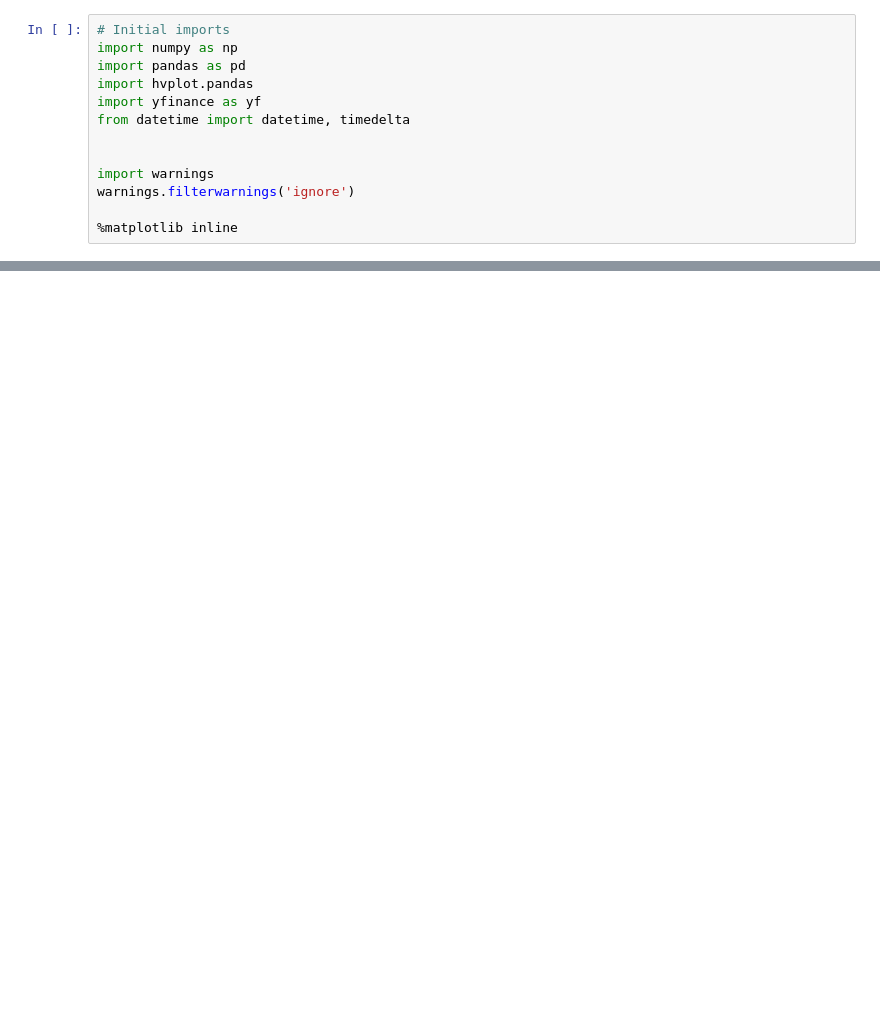
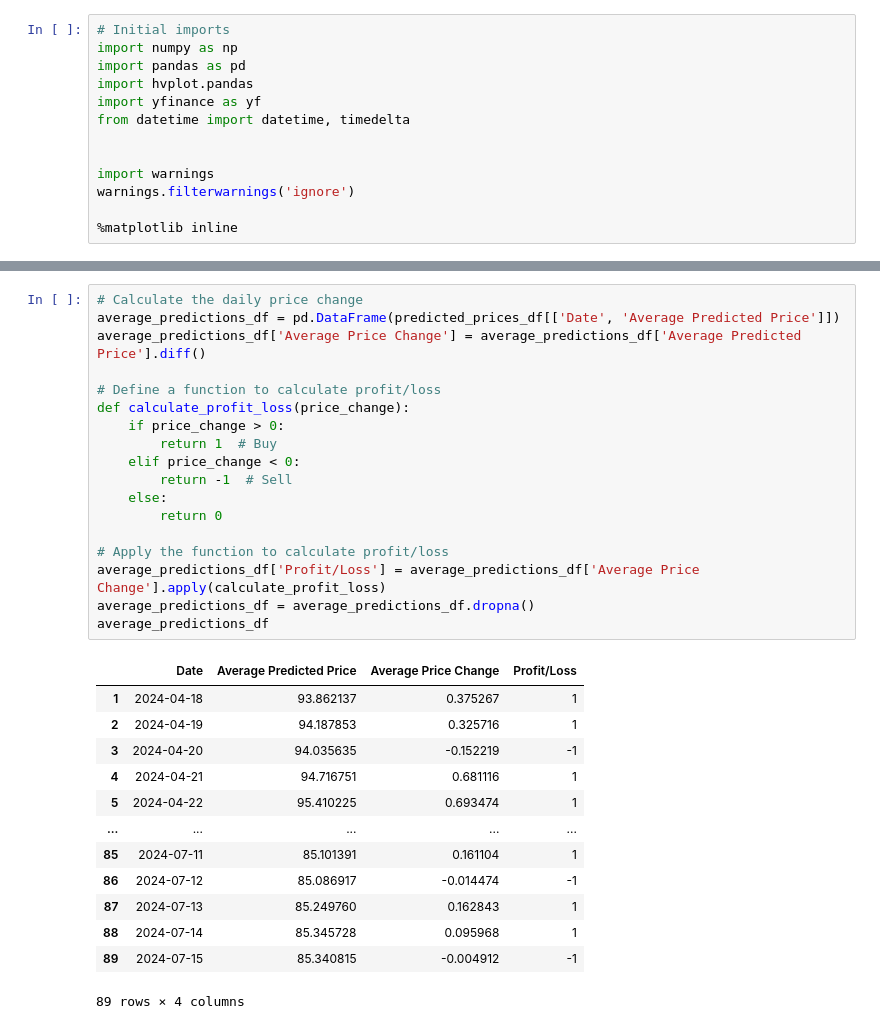
Before and after one commit to 15jarom/OptionsHedgingXLE, a Jupyter notebook: Kerim.ipynb, the cells around one changed output, grey strips where cells are left out. Saved outputs shown, nothing was run; the diff lists cells and outputs as text; blank space fills up the shorter version.

Commit message:
Add files via upload
Created new Dataframe

```diff
--- a/Kerim.ipynb
+++ b/Kerim.ipynb
@@ -107,3 +108,35 @@ predicted_prices_df.hvplot(x='Date',
                            height=300 ).opts(yformatter='%.0f', active_tools=[])
 # %% [output]
 [interactive output not drawn]
+# %%
+# Calculate the daily price change
+average_predictions_df = pd.DataFrame(predicted_prices_df[['Date', 'Average Predicted Price']])
+average_predictions_df['Average Price Change'] = average_predictions_df['Average Predicted Price'].diff()
+
+# Define a function to calculate profit/loss
+def calculate_profit_loss(price_change):
+    if price_change > 0:
+        return 1  # Buy
+    elif price_change < 0:
+        return -1  # Sell
+    else:
+        return 0
+
+# Apply the function to calculate profit/loss
+average_predictions_df['Profit/Loss'] = average_predictions_df['Average Price Change'].apply(calculate_profit_loss)
+average_predictions_df = average_predictions_df.dropna()
+average_predictions_df
+# %% [output]
+|  | Date | Average Predicted Price | Average Price Change | Profit/Loss |
+| 1 | 2024-04-18 | 93.862137 | 0.375267 | 1 |
+| 2 | 2024-04-19 | 94.187853 | 0.325716 | 1 |
+| 3 | 2024-04-20 | 94.035635 | -0.152219 | -1 |
+| 4 | 2024-04-21 | 94.716751 | 0.681116 | 1 |
+| 5 | 2024-04-22 | 95.410225 | 0.693474 | 1 |
+| ... | ... | ... | ... | ... |
+| 85 | 2024-07-11 | 85.101391 | 0.161104 | 1 |
+| 86 | 2024-07-12 | 85.086917 | -0.014474 | -1 |
+| 87 | 2024-07-13 | 85.249760 | 0.162843 | 1 |
+| 88 | 2024-07-14 | 85.345728 | 0.095968 | 1 |
+| 89 | 2024-07-15 | 85.340815 | -0.004912 | -1 |
+89 rows × 4 columns
```
Also changed, not shown: parts of 1 cell of this notebook.
